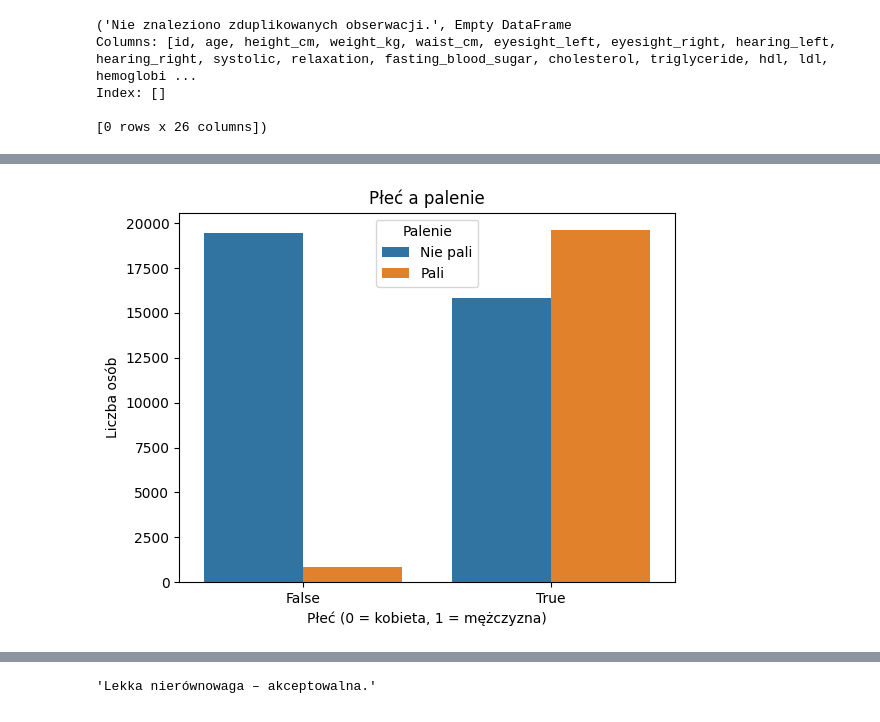
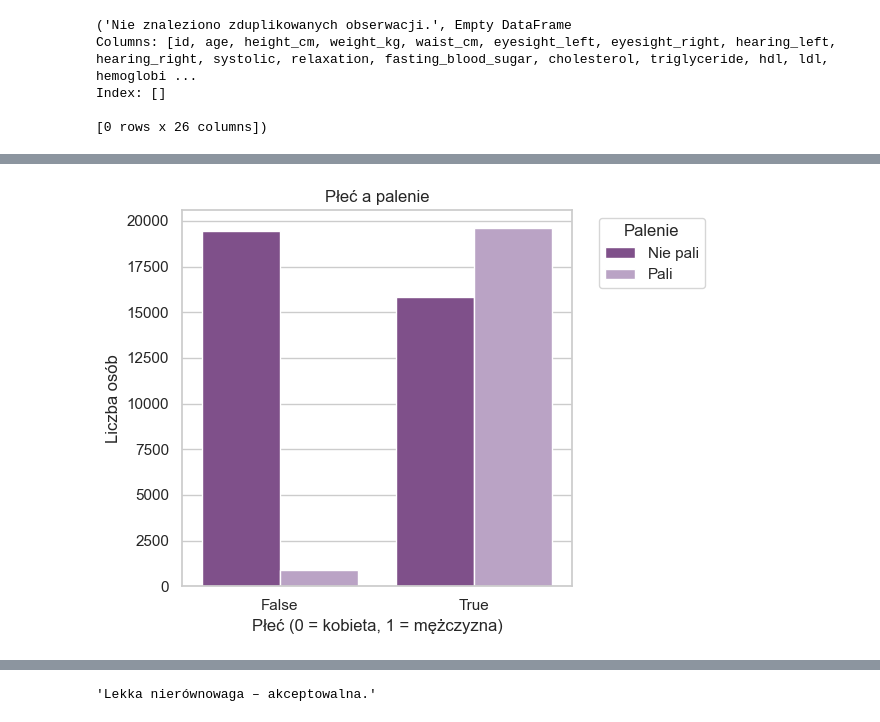
Before and after one commit to msnaspers/ml-pg2025, a Jupyter notebook: projekt_zaliczeniowy.ipynb, the cells around one changed output, grey strips where cells are left out. Saved outputs shown, nothing was run; the diff lists cells and outputs as text; code cells hidden in the pictures.

```diff
--- a/projekt_zaliczeniowy.ipynb
+++ b/projekt_zaliczeniowy.ipynb
@@ -304,6 +334,6 @@ df["BMI"] = df.apply(lambda x: bmi_calculation(x["weight_kg"], x['height_cm']),
 cols_to_drop = ['waist_cm', 'weight_kg']
 df = df.drop(cols_to_drop, axis=1)
 # %%
-'''df = pca_method(df, n_components=1, feature_names=['ast', 'alt'], new_feature_name='ast_alt_pca')
-df.head()'''
+df = pca_method(df, n_components=1, feature_names=['ast', 'alt'], new_feature_name='ast_alt_pca')
+df.head()
 # %% [output]
@@ -311,9 +347,18 @@ df.head()'''
 # %%
+sns.set_style('whitegrid') #ustawienie stylu wykresu white/dark/whitegrid/darkgrid/tick
+sns.set_palette('PRGn') #ustawienie wlasnego stylu np RdBu / PRGn /  RdBu_r / PRGn_r / Greys / Blues / PuRd / GnBu
+sns.set_context('notebook')
 sns.countplot(x='gender_M', hue='smoking', data=df)
 plt.title("Płeć a palenie")
 plt.xlabel("Płeć (0 = kobieta, 1 = mężczyzna)")
 plt.ylabel("Liczba osób")
-plt.legend(title="Palenie", labels=["Nie pali", "Pali"])
+plt.legend(
+    title="Palenie",
+    labels=["Nie pali", "Pali"],
+    bbox_to_anchor=(1.05, 1),
+    loc='upper left',
+)
+plt.tight_layout()
 plt.show()
 # %% [output]
-[figure, old version]
+[figure, new version]
```
Also changed, not shown: parts of 22 cells of this notebook, 1 other file.
